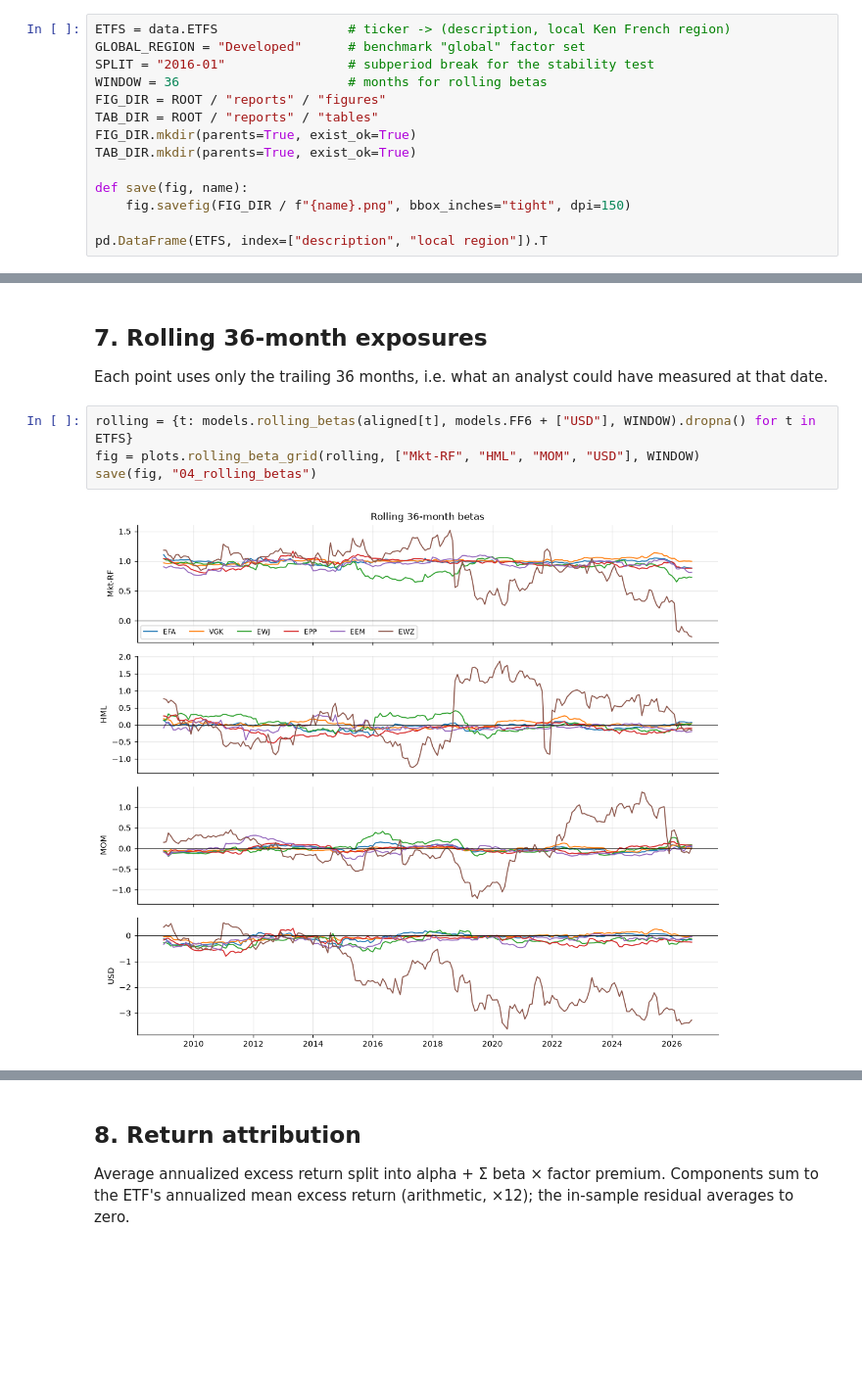
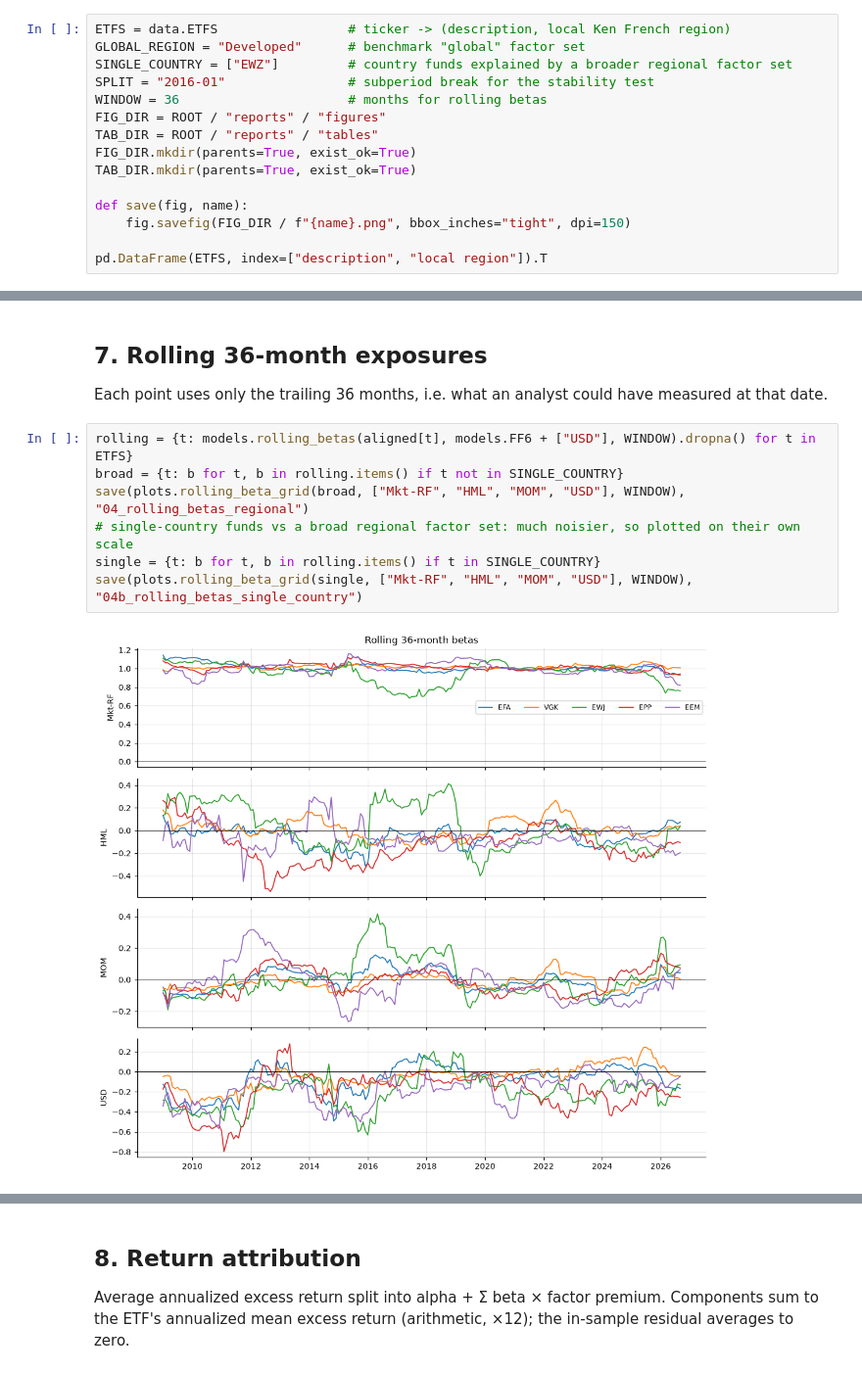
Before and after one commit to pautino/intl-factor-lab, a Jupyter notebook: notebooks/international_factor_lab.ipynb, the cells around one changed output, grey strips where cells are left out. Shown at 98% size. Drawn from its saved outputs; the diff is of its cells as text; blank space fills up the shorter version.

```diff
--- a/notebooks/international_factor_lab.ipynb
+++ b/notebooks/international_factor_lab.ipynb
@@ -43,6 +41,7 @@ Matplotlib is building the font cache; this may take a moment.
 # %%
 ETFS = data.ETFS                 # ticker -> (description, local Ken French region)
 GLOBAL_REGION = "Developed"      # benchmark "global" factor set
+SINGLE_COUNTRY = ["EWZ"]         # country funds explained by a broader regional factor set
 SPLIT = "2016-01"                # subperiod break for the stability test
 WINDOW = 36                      # months for rolling betas
 FIG_DIR = ROOT / "reports" / "figures"
@@ -201,9 +208,12 @@ save(fig, "03_global_vs_local")
 # %% [markdown]
 ## 7. Rolling 36-month exposures
 Each point uses only the trailing 36 months, i.e. what an analyst could have measured at that date.
-# %%
-rolling = {t: models.rolling_betas(aligned[t], models.FF6 + ["USD"], WINDOW).dropna() for t in ETFS}
-fig = plots.rolling_beta_grid(rolling, ["Mkt-RF", "HML", "MOM", "USD"], WINDOW)
-save(fig, "04_rolling_betas")
-# %% [output]
-[figure, removed]
+# %%
+rolling = {t: models.rolling_betas(aligned[t], models.FF6 + ["USD"], WINDOW).dropna() for t in ETFS}
+broad = {t: b for t, b in rolling.items() if t not in SINGLE_COUNTRY}
+save(plots.rolling_beta_grid(broad, ["Mkt-RF", "HML", "MOM", "USD"], WINDOW), "04_rolling_betas_regional")
+# single-country funds vs a broad regional factor set: much noisier, so plotted on their own scale
+single = {t: b for t, b in rolling.items() if t in SINGLE_COUNTRY}
+save(plots.rolling_beta_grid(single, ["Mkt-RF", "HML", "MOM", "USD"], WINDOW), "04b_rolling_betas_single_country")
+# %% [output]
+[figure, added]
```
Also changed, not shown: parts of 10 cells of this notebook, 17 other files.
